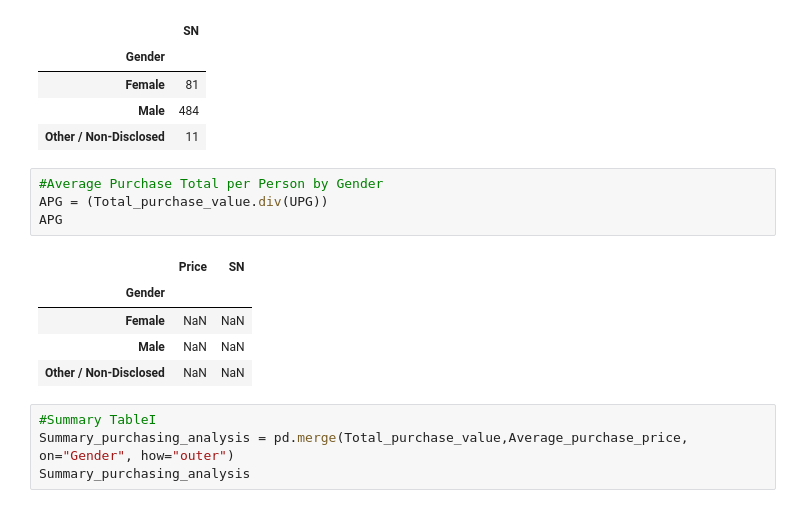
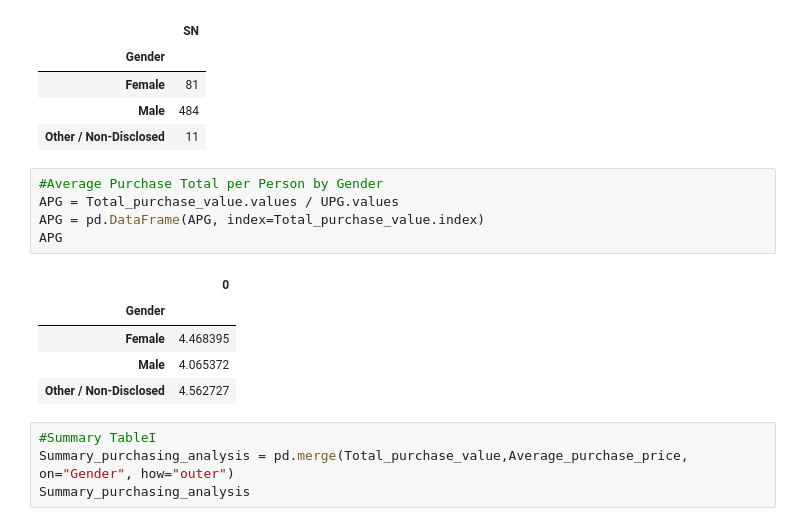
Before and after one commit to tonitiri/Pandas-Challenge, a Jupyter notebook: Heroes_Of_Pymoli.ipynb, the cells around one changed output. Cells and saved outputs as stored; diff of their text form.

```diff
--- a/Heroes_Of_Pymoli.ipynb
+++ b/Heroes_Of_Pymoli.ipynb
@@ -142,14 +142,15 @@ UPG
 | Other / Non-Disclosed | 11 |
 # %%
 #Average Purchase Total per Person by Gender
-APG = (Total_purchase_value.div(UPG))
+APG = Total_purchase_value.values / UPG.values
+APG = pd.DataFrame(APG, index=Total_purchase_value.index)
 APG
 # %% [output]
-|  | Price | SN |
-| Gender |  |  |
-| Female | NaN | NaN |
-| Male | NaN | NaN |
-| Other / Non-Disclosed | NaN | NaN |
+|  | 0 |
+| Gender |  |
+| Female | 4.468395 |
+| Male | 4.065372 |
+| Other / Non-Disclosed | 4.562727 |
 # %%
 #Summary TableI
 Summary_purchasing_analysis = pd.merge(Total_purchase_value,Average_purchase_price, on="Gender", how="outer")
```
Also changed, not shown: parts of 5 cells of this notebook.
